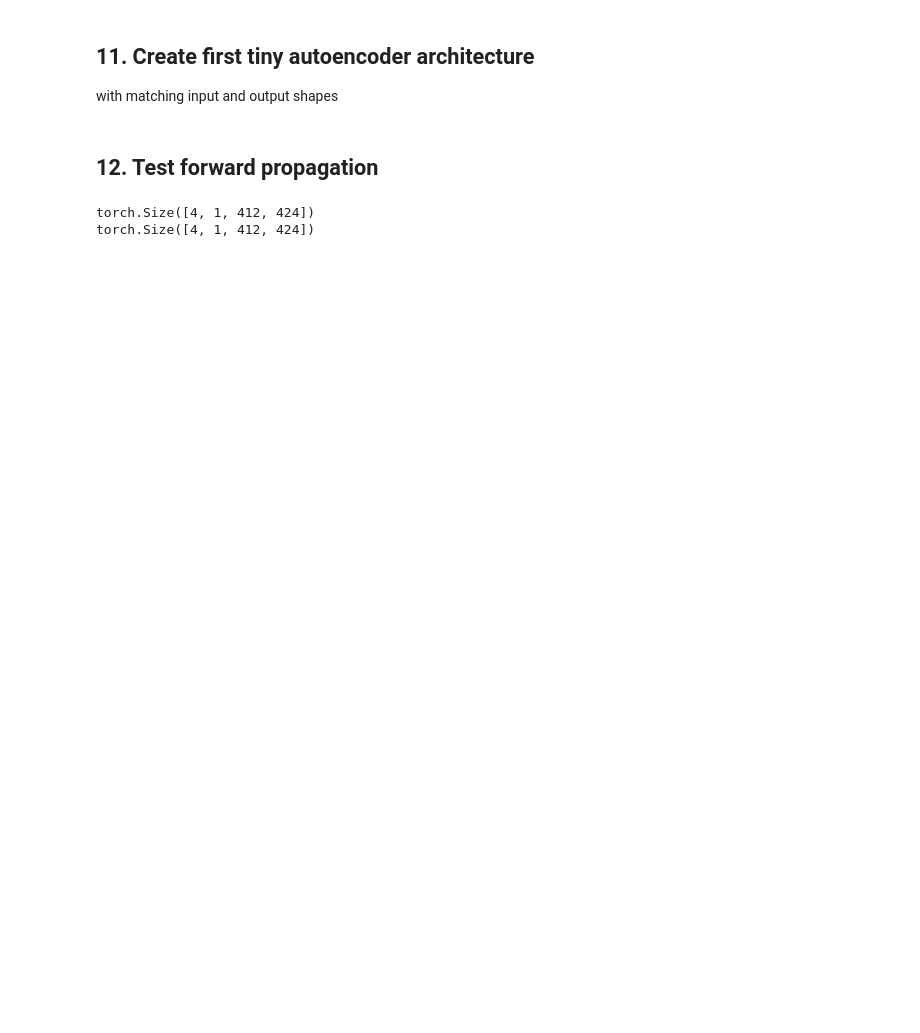
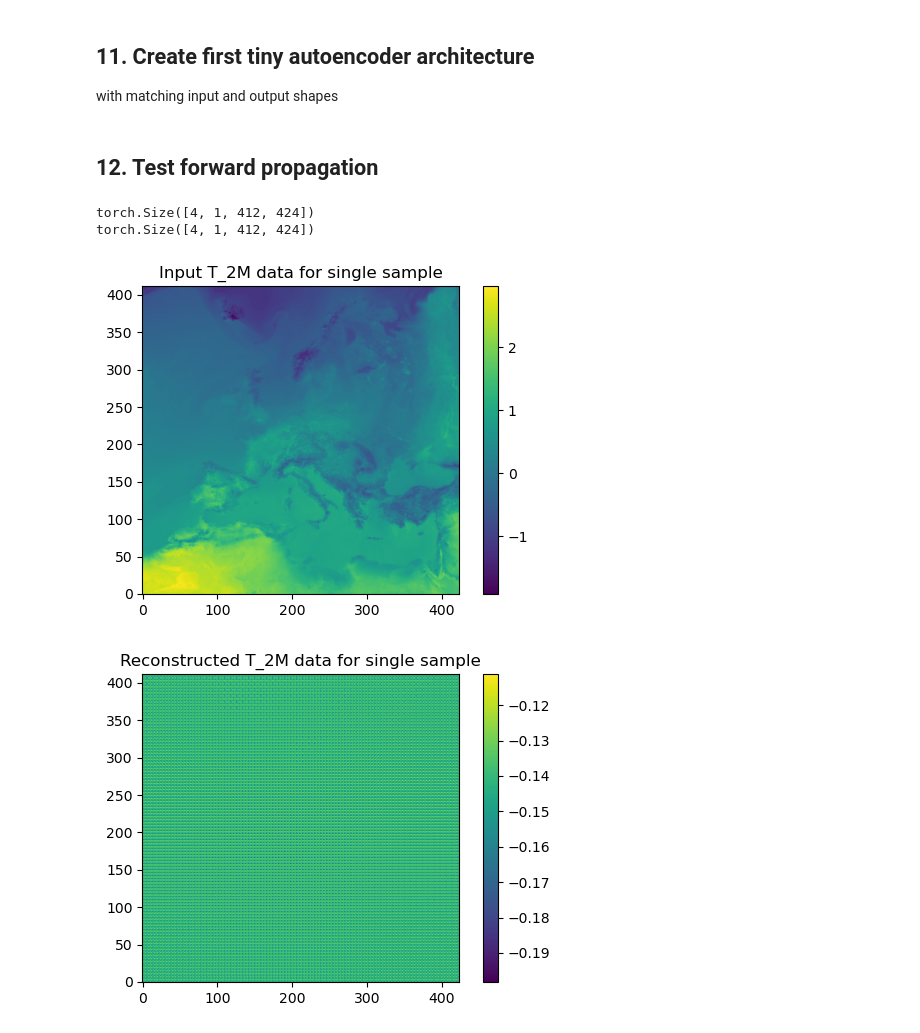
Before and after one commit to chuck97/my_ml_zoo, a Jupyter notebook: notebooks/01_autoencoder_t2m.ipynb, the cells around one changed output. Saved outputs shown, nothing was run; the diff lists cells and outputs as text; code cells hidden in the pictures; blank space fills up the shorter version.

```diff
--- a/notebooks/01_autoencoder_t2m.ipynb
+++ b/notebooks/01_autoencoder_t2m.ipynb
@@ -312,3 +314,20 @@ print(y.shape)
 # %% [output]
 torch.Size([4, 1, 412, 424])
 torch.Size([4, 1, 412, 424])
+# %%
+# show that reconstruction is not working yet
+
+plt.figure(figsize=(6, 4))
+plt.imshow(x[0,0,:,:].detach().numpy(), origin="lower")
+plt.colorbar()
+plt.title("Input T_2M data for single sample")
+plt.show()
+
+plt.figure(figsize=(6, 4))
+plt.imshow(y[0,0,:,:].detach().numpy(), origin="lower")
+plt.colorbar()
+plt.title("Reconstructed T_2M data for single sample")
+plt.show()
+# %% [output]
+[figure, added]
+[figure, added]
```
Also changed, not shown: parts of 2 cells of this notebook.
